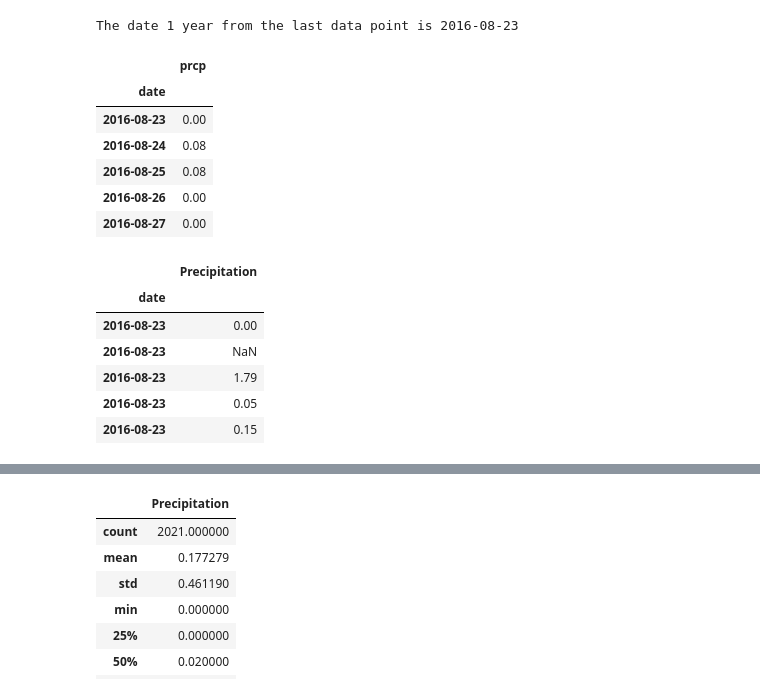
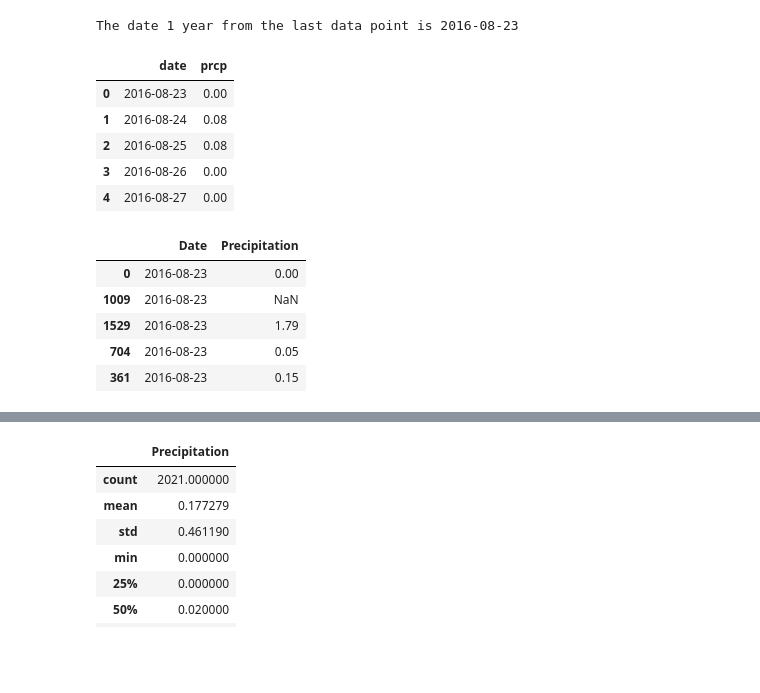
Before and after one commit to shaunclarke2333/Data-Storage-and-Retrieval, a Jupyter notebook: climate_starter.ipynb, the cells around one changed output, grey strips where cells are left out. Saved outputs shown, nothing was run; the diff lists cells and outputs as text; code cells hidden in the pictures; blank space fills up the shorter version.

```diff
--- a/climate_starter.ipynb
+++ b/climate_starter.ipynb
@@ -102,28 +103,26 @@ filter(Measurement.date >= dt.date(2016, 8, 23)).all()
 # %%
 # Save the query results as a Pandas DataFrame and set the index to the date column
 data_precip_score_df = pd.DataFrame(data_precip_score)
-data_precip_score_df.set_index("date", inplace=True)
+data_precip_score_df.set_index("date", inplace=False)
 data_precip_score_df.head()
 # %% [output]
-|  | prcp |
-| date |  |
-| 2016-08-23 | 0.00 |
-| 2016-08-24 | 0.08 |
-| 2016-08-25 | 0.08 |
-| 2016-08-26 | 0.00 |
-| 2016-08-27 | 0.00 |
+|  | date | prcp |
+| 0 | 2016-08-23 | 0.00 |
+| 1 | 2016-08-24 | 0.08 |
+| 2 | 2016-08-25 | 0.08 |
+| 3 | 2016-08-26 | 0.00 |
+| 4 | 2016-08-27 | 0.00 |
 # %%
 # rename and Sort the dataframe by date
 sort_precip_score_df = data_precip_score_df.sort_values("date")
-sort_precip_score_df.columns = ["Precipitation"]
+sort_precip_score_df.columns = ["Date", "Precipitation"]
 sort_precip_score_df.head()
 # %% [output]
-|  | Precipitation |
-| date |  |
-| 2016-08-23 | 0.00 |
-| 2016-08-23 | NaN |
-| 2016-08-23 | 1.79 |
-| 2016-08-23 | 0.05 |
-| 2016-08-23 | 0.15 |
+|  | Date | Precipitation |
+| 0 | 2016-08-23 | 0.00 |
+| 1009 | 2016-08-23 | NaN |
+| 1529 | 2016-08-23 | 1.79 |
+| 704 | 2016-08-23 | 0.05 |
+| 361 | 2016-08-23 | 0.15 |
 # %%
 # Use Pandas Plotting with Matplotlib to plot the data
```
Also changed, not shown: parts of 2 cells of this notebook.
